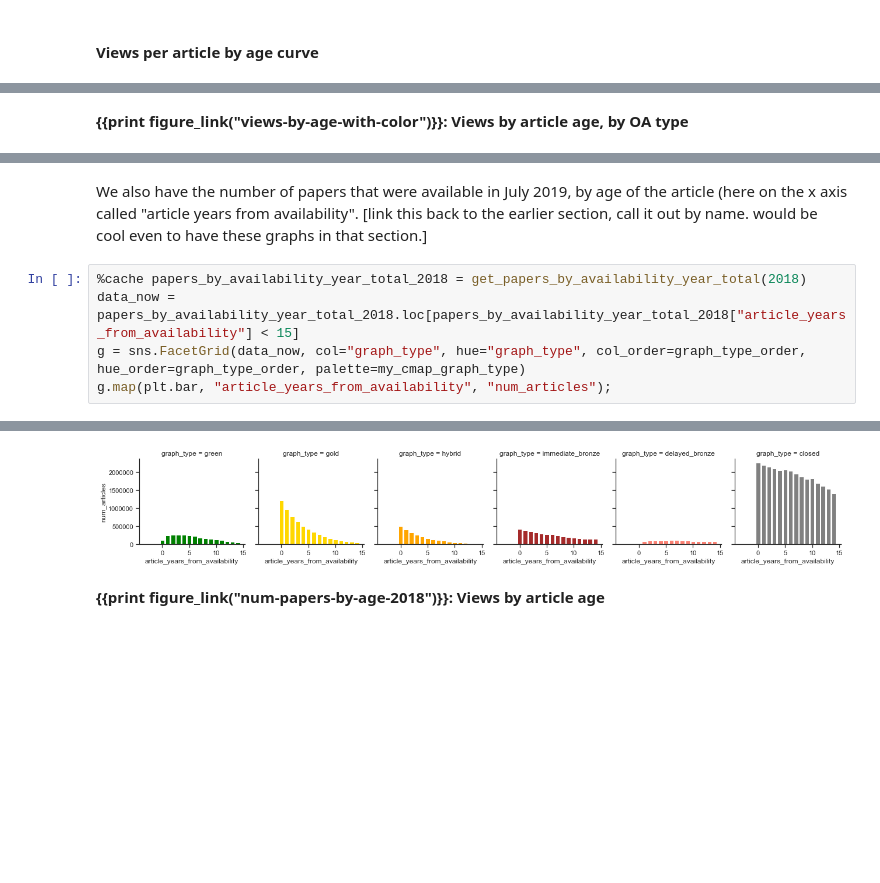
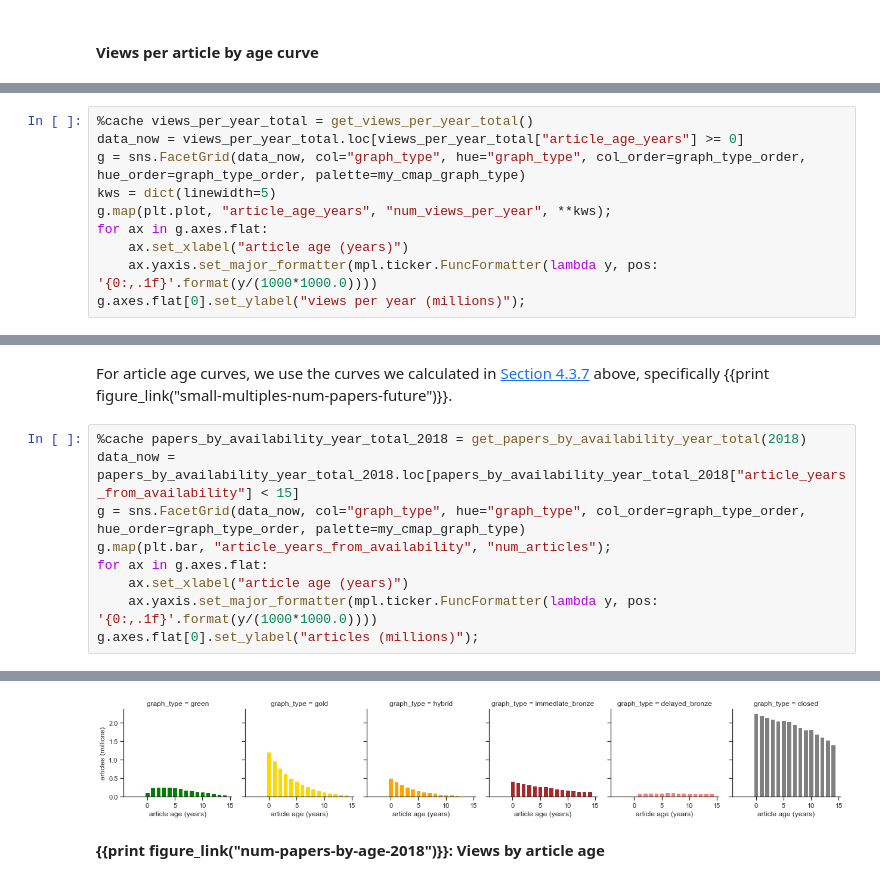
Before and after one commit to ourresearch/future-oa, a Jupyter notebook: manuscript.ipynb, the cells around one changed output, grey strips where cells are left out. Drawn from its saved outputs; the diff is of its cells as text; blank space fills up the shorter version.

```diff
--- a/manuscript.ipynb
+++ b/manuscript.ipynb
@@ -1807,0 +1833,10 @@ We use the curves we calculated in Section XXX above.
+# %%
+%cache views_per_year_total = get_views_per_year_total()
+data_now = views_per_year_total.loc[views_per_year_total["article_age_years"] >= 0]
+g = sns.FacetGrid(data_now, col="graph_type", hue="graph_type", col_order=graph_type_order, hue_order=graph_type_order, palette=my_cmap_graph_type)
+kws = dict(linewidth=5)
+g.map(plt.plot, "article_age_years", "num_views_per_year", **kws);
+for ax in g.axes.flat:
+    ax.set_xlabel("article age (years)")
+    ax.yaxis.set_major_formatter(mpl.ticker.FuncFormatter(lambda y, pos: '{0:,.1f}'.format(y/(1000*1000.0))))
+g.axes.flat[0].set_ylabel("views per year (millions)");
@@ -1852,14 +1872,16 @@ loading cached value for variable 'views_per_year_total'. Time since pickling  2
-# %% [markdown]
-**{{print figure_link("views-by-age-with-color")}}: Views by article age, by OA type**
 # %%
 register_new_figure("num-papers-by-age-2018");
 # %% [output]
 [interactive output not drawn]
-# %% [markdown]
-We also have the number of papers that were available in July 2019, by age of the article (here on the x axis called "article years from availability". [link this back to the earlier section, call it out by name. would be cool even to have these graphs in that section.]
+# %% [markdown]
+For article age curves, we use the curves we calculated in [Section 4.3.7](#section-4-3-7) above, specifically {{print figure_link("small-multiples-num-papers-future")}}.
 # %%
 %cache papers_by_availability_year_total_2018 = get_papers_by_availability_year_total(2018)
 data_now = papers_by_availability_year_total_2018.loc[papers_by_availability_year_total_2018["article_years_from_availability"] < 15]
 g = sns.FacetGrid(data_now, col="graph_type", hue="graph_type", col_order=graph_type_order, hue_order=graph_type_order, palette=my_cmap_graph_type)
 g.map(plt.bar, "article_years_from_availability", "num_articles");
+for ax in g.axes.flat:
+    ax.set_xlabel("article age (years)")
+    ax.yaxis.set_major_formatter(mpl.ticker.FuncFormatter(lambda y, pos: '{0:,.1f}'.format(y/(1000*1000.0))))
+g.axes.flat[0].set_ylabel("articles (millions)");
 # %% [output]
@@ -1867,4 +1889,4 @@ creating new value for variable 'papers_by_availability_year_total_2018'
-[figure, old version]
+[figure, new version]
 # %% [markdown]
 **{{print figure_link("num-papers-by-age-2018")}}: Views by article age**
 # %% [markdown]
```
Also changed, not shown: parts of 62 cells of this notebook, 48 other files.
